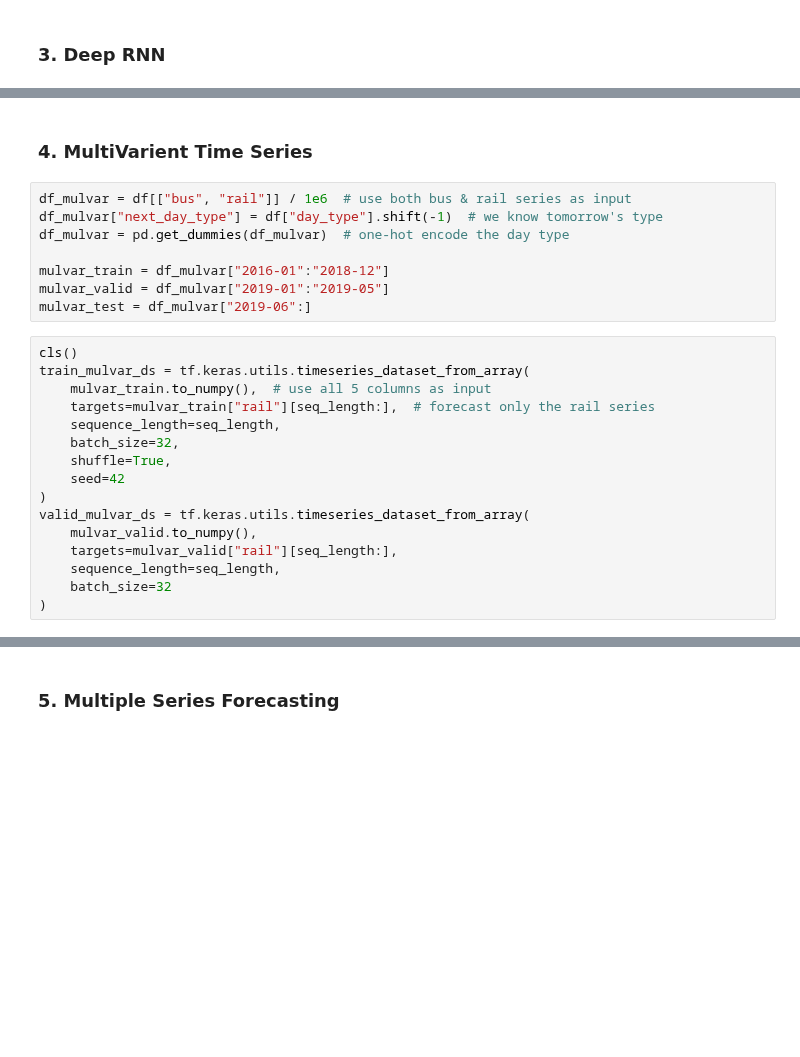
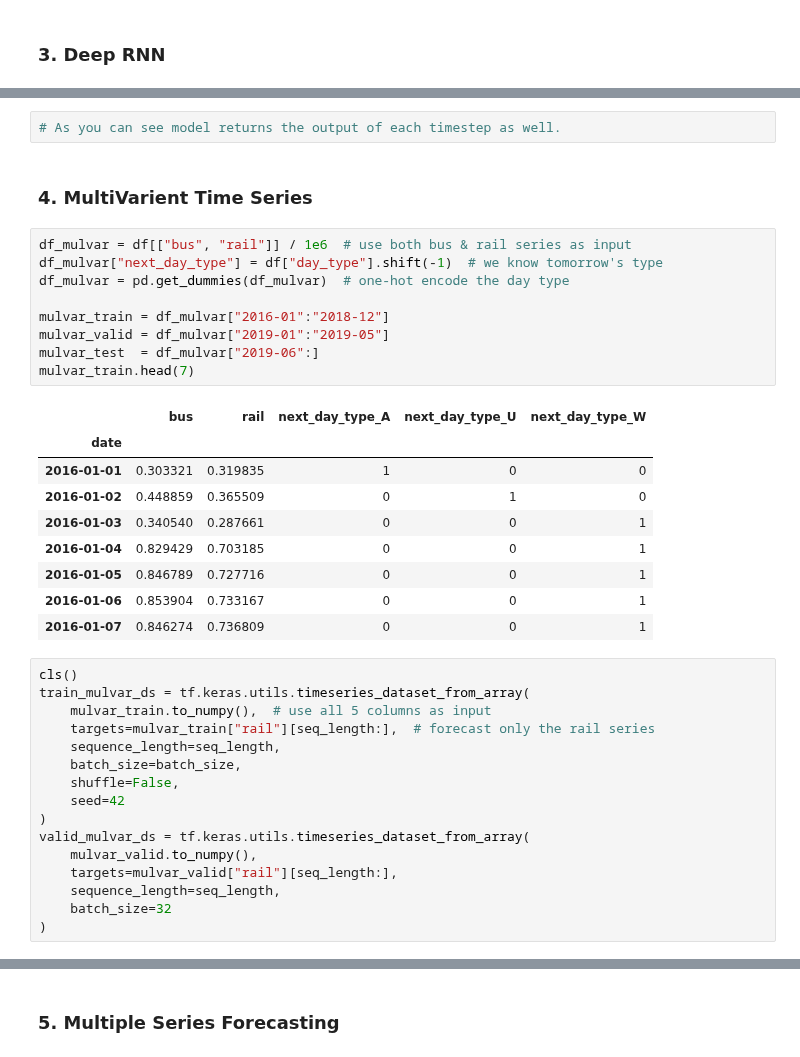
Before and after one commit to Girrajjangid/Machine-Learning-from-Scratch, a Jupyter notebook: Deep Learning/12. Sequencial Processing with Tensorflow.ipynb, the cells around one changed output, grey strips where cells are left out. Cells and saved outputs as stored; diff of their text form; blank space fills up the shorter version.

```diff
--- a/Deep Learning/12. Sequencial Processing with Tensorflow.ipynb
+++ b/Deep Learning/12. Sequencial Processing with Tensorflow.ipynb
@@ -480,21 +582,34 @@ array([[0.4168356]], dtype=float32)
+# %%
+# As you can see model returns the output of each timestep as well.
 # %% [markdown]
 ### 4. MultiVarient Time Series
 # %%
 df_mulvar = df[["bus", "rail"]] / 1e6  # use both bus & rail series as input
 df_mulvar["next_day_type"] = df["day_type"].shift(-1)  # we know tomorrow's type
 df_mulvar = pd.get_dummies(df_mulvar)  # one-hot encode the day type
 
 mulvar_train = df_mulvar["2016-01":"2018-12"]
 mulvar_valid = df_mulvar["2019-01":"2019-05"]
-mulvar_test = df_mulvar["2019-06":]
+mulvar_test  = df_mulvar["2019-06":]
+mulvar_train.head(7)
+# %% [output]
+|  | bus | rail | next_day_type_A | next_day_type_U | next_day_type_W |
+| date |  |  |  |  |  |
+| 2016-01-01 | 0.303321 | 0.319835 | 1 | 0 | 0 |
+| 2016-01-02 | 0.448859 | 0.365509 | 0 | 1 | 0 |
+| 2016-01-03 | 0.340540 | 0.287661 | 0 | 0 | 1 |
+| 2016-01-04 | 0.829429 | 0.703185 | 0 | 0 | 1 |
+| 2016-01-05 | 0.846789 | 0.727716 | 0 | 0 | 1 |
+| 2016-01-06 | 0.853904 | 0.733167 | 0 | 0 | 1 |
+| 2016-01-07 | 0.846274 | 0.736809 | 0 | 0 | 1 |
 # %%
 cls()
 train_mulvar_ds = tf.keras.utils.timeseries_dataset_from_array(
     mulvar_train.to_numpy(),  # use all 5 columns as input
     targets=mulvar_train["rail"][seq_length:],  # forecast only the rail series
     sequence_length=seq_length,
-    batch_size=32,
-    shuffle=True,
+    batch_size=batch_size,
+    shuffle=False,
     seed=42
 )
 valid_mulvar_ds = tf.keras.utils.timeseries_dataset_from_array(
```
Also changed, not shown: parts of 88 cells of this notebook.
